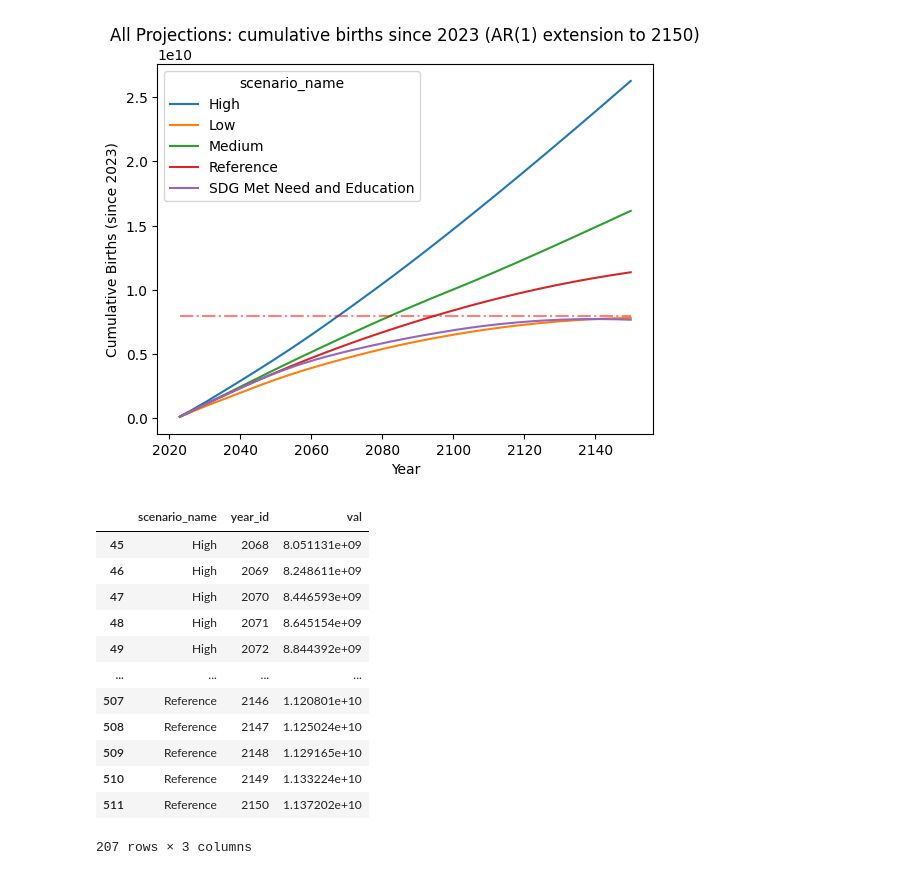
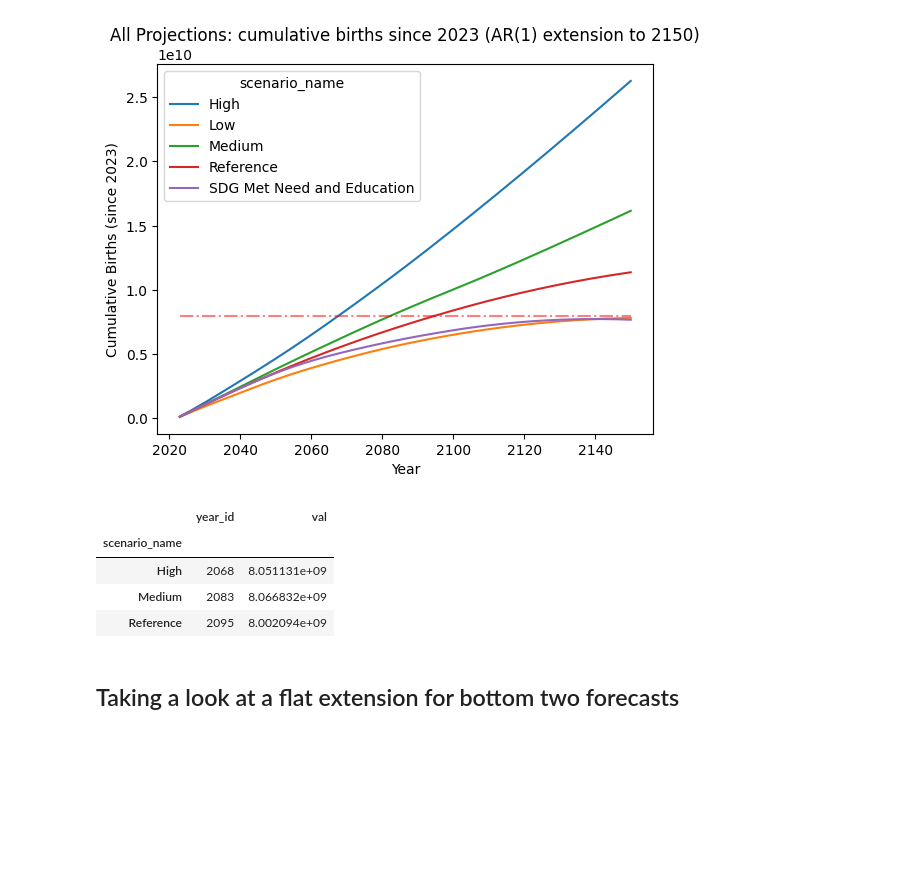
Before and after one commit to Niallfealty/n8b_un_foundation, a Jupyter notebook: model_analysis/exploratory/notebooks/initial_results/ComputeN8B.ipynb, the cells around one changed output. Cells and saved outputs as stored; diff of their text form; code cells hidden in the pictures; blank space fills up the shorter version.

```diff
--- a/model_analysis/exploratory/notebooks/initial_results/ComputeN8B.ipynb
+++ b/model_analysis/exploratory/notebooks/initial_results/ComputeN8B.ipynb
@@ -204,18 +204,12 @@ plt.show()
 # %%
 cumulative_births_comb_ext50[cumulative_births_comb_ext50.val >= 8e9]\
     .groupby("scenario_name")\
-    .
+    .min("year_id")
 # %% [output]
-|  | scenario_name | year_id | val |
-| 45 | High | 2068 | 8.051131e+09 |
-| 46 | High | 2069 | 8.248611e+09 |
-| 47 | High | 2070 | 8.446593e+09 |
-| 48 | High | 2071 | 8.645154e+09 |
-| 49 | High | 2072 | 8.844392e+09 |
-| ... | ... | ... | ... |
-| 507 | Reference | 2146 | 1.120801e+10 |
-| 508 | Reference | 2147 | 1.125024e+10 |
-| 509 | Reference | 2148 | 1.129165e+10 |
-| 510 | Reference | 2149 | 1.133224e+10 |
-| 511 | Reference | 2150 | 1.137202e+10 |
+|  | year_id | val |
+| scenario_name |  |  |
+| High | 2068 | 8.051131e+09 |
+| Medium | 2083 | 8.066832e+09 |
+| Reference | 2095 | 8.002094e+09 |
-207 rows × 3 columns
+# %% [markdown]
+## Taking a look at a flat extension for bottom two forecasts
```
Also changed, not shown: parts of 5 cells of this notebook, 1 other file.
